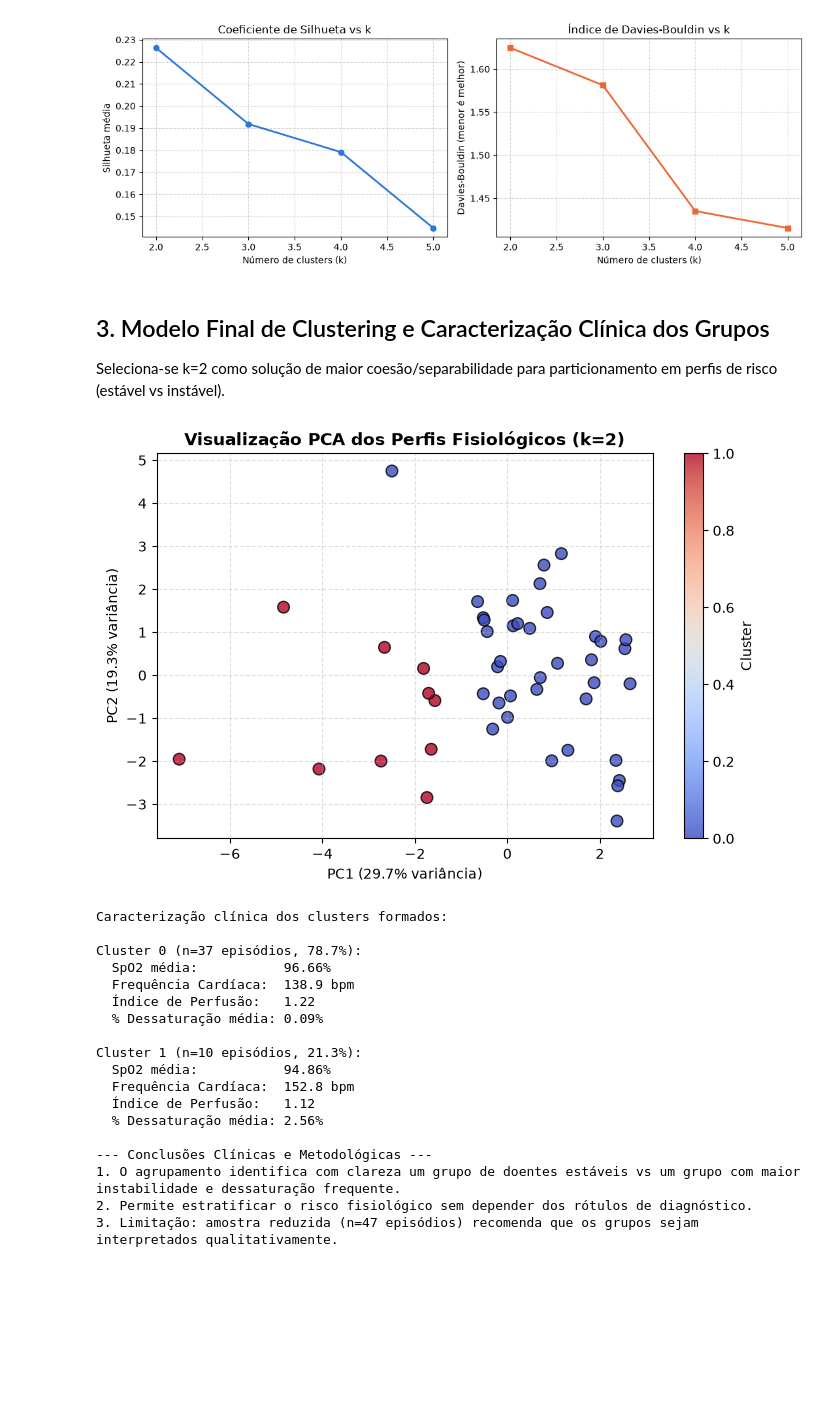
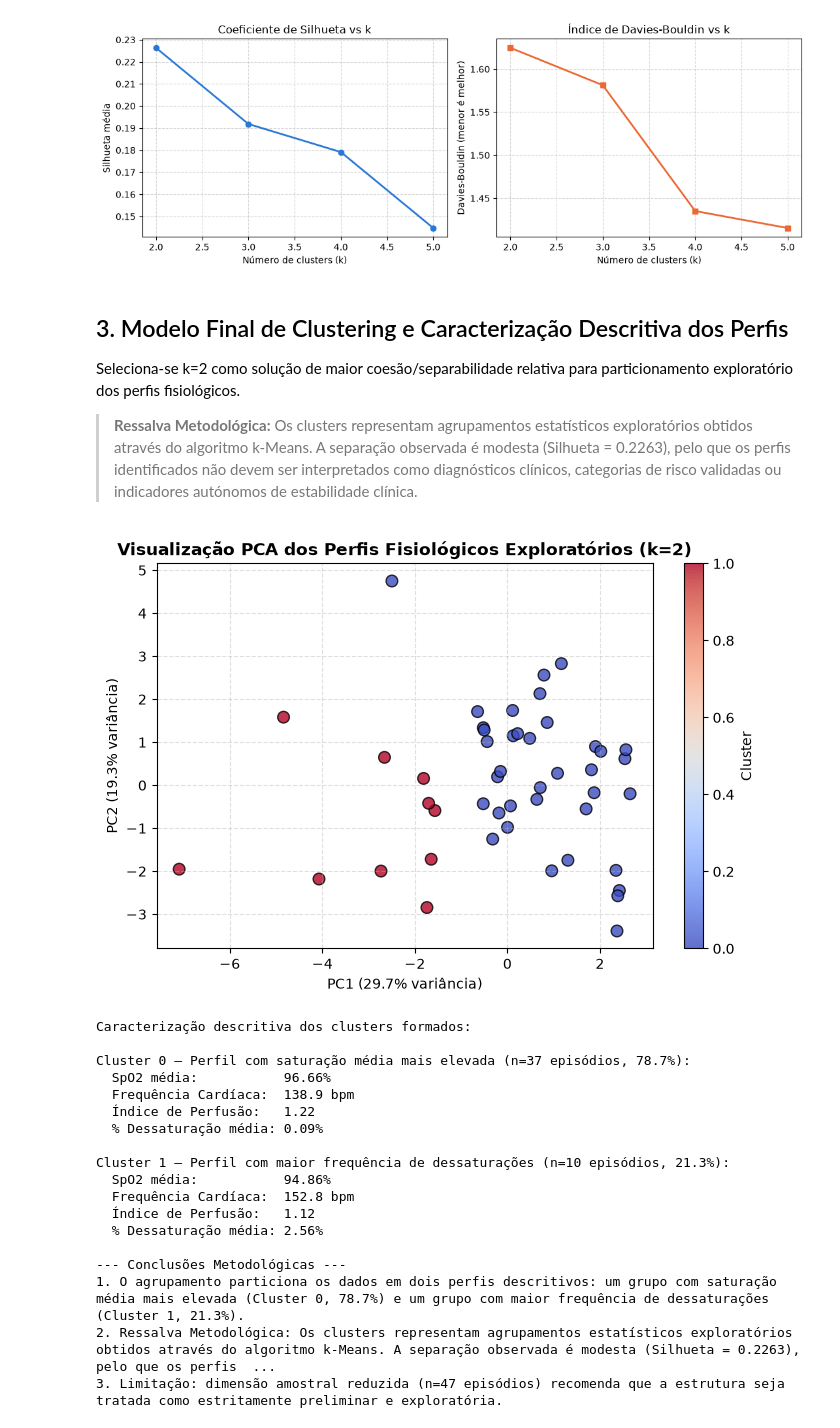
Before and after one commit to Eduardomfdias/aase_trabalho, a Jupyter notebook: 04_modeling/clustering_perfis_clinicos.ipynb, the cells around one changed output. Drawn from its saved outputs; the diff is of its cells as text; code cells hidden in the pictures; blank space fills up the shorter version.

Commit message:
docs(clustering): corrigir interpretacao clinica dos perfis exploratorios

```diff
--- a/04_modeling/clustering_perfis_clinicos.ipynb
+++ b/04_modeling/clustering_perfis_clinicos.ipynb
@@ -124,59 +124,67 @@ k        Inércia      Silhueta    Davies-Bouldin
 5         335.63        0.1448            1.4155
 [figure]
 # %% [markdown]
-## 3. Modelo Final de Clustering e Caracterização Clínica dos Grupos
+## 3. Modelo Final de Clustering e Caracterização Descritiva dos Perfis
 
-Seleciona-se k=2 como solução de maior coesão/separabilidade para particionamento em perfis de risco (estável vs instável).
+Seleciona-se k=2 como solução de maior coesão/separabilidade relativa para particionamento exploratório dos perfis fisiológicos.
+
+> **Ressalva Metodológica:** Os clusters representam agrupamentos estatísticos exploratórios obtidos através do algoritmo k-Means. A separação observada é modesta (Silhueta = 0.2263), pelo que os perfis identificados não devem ser interpretados como diagnósticos clínicos, categorias de risco validadas ou indicadores autónomos de estabilidade clínica.
 # %%
 k_opt = 2
 km_final = KMeans(n_clusters=k_opt, random_state=42, n_init=10)
 cluster_labels = km_final.fit_predict(X_scaled)
 
 fig, ax = plt.subplots(figsize=(8, 5))
 scatter = ax.scatter(X_pca[:, 0], X_pca[:, 1], c=cluster_labels, cmap="coolwarm", s=70, edgecolors='k', alpha=0.8)
-ax.set_title(f"Visualização PCA dos Perfis Fisiológicos (k={k_opt})", fontsize=12, fontweight="bold")
+ax.set_title(f"Visualização PCA dos Perfis Fisiológicos Exploratórios (k={k_opt})", fontsize=12, fontweight="bold")
 ax.set_xlabel(f"PC1 ({var_exp[0]*100:.1f}% variância)")
 ax.set_ylabel(f"PC2 ({var_exp[1]*100:.1f}% variância)")
 plt.colorbar(scatter, ax=ax, label="Cluster")
 plt.grid(True, linestyle="--", alpha=0.4)
 plt.show()
 
-print("Caracterização clínica dos clusters formados:")
+# Nomes descritivos associados empiricamente às médias calculadas de cada cluster
+cluster_names = {
+    0: "Perfil com saturação média mais elevada",
+    1: "Perfil com maior frequência de dessaturações"
+}
+
+print("Caracterização descritiva dos clusters formados:")
 for c_idx in range(k_opt):
     mask = (cluster_labels == c_idx)
-    n_c = sum(mask)
+    n_c = int(np.sum(mask))
     spo2_m = np.mean(X_raw[mask, FEATURE_COLS.index("sat_o2_mean")])
     fc_m   = np.mean(X_raw[mask, FEATURE_COLS.index("puls_rate_mean")])
     perf_m = np.mean(X_raw[mask, FEATURE_COLS.index("perfusion_mean")])
     desat_p= np.mean(X_raw[mask, FEATURE_COLS.index("desat_pct")])
 
-    print(f"\nCluster {c_idx} (n={n_c} episódios, {n_c/len(X_raw)*100:.1f}%):")
+    print(f"\nCluster {c_idx} — {cluster_names[c_idx]} (n={n_c} episódios, {n_c/len(X_raw)*100:.1f}%):")
     print(f"  SpO2 média:           {spo2_m:.2f}%")
     print(f"  Frequência Cardíaca:  {fc_m:.1f} bpm")
     print(f"  Índice de Perfusão:   {perf_m:.2f}")
     print(f"  % Dessaturação média: {desat_p:.2f}%")
 
-print("\n--- Conclusões Clínicas e Metodológicas ---")
-print("1. O agrupamento identifica com clareza um grupo de doentes estáveis vs um grupo com maior instabilidade e dessaturação frequente.")
-print("2. Permite estratificar o risco fisiológico sem depender dos rótulos de diagnóstico.")
-print("3. Limitação: amostra reduzida (n=47 episódios) recomenda que os grupos sejam interpretados qualitativamente.")
+print("\n--- Conclusões Metodológicas ---")
+print("1. O agrupamento particiona os dados em dois perfis descritivos: um grupo com saturação média mais elevada (Cluster 0, 78.7%) e um grupo com maior frequência de dessaturações (Cluster 1, 21.3%).")
+print("2. Ressalva Metodológica: Os clusters representam agrupamentos estatísticos exploratórios obtidos através do algoritmo k-Means. A separação observada é modesta (Silhueta = 0.2263), pelo que os perfis identificados não devem ser interpretados como diagnósticos clínicos, categorias de risco validadas ou indicadores autónomos de estabilidade clínica.")
+print("3. Limitação: dimensão amostral reduzida (n=47 episódios) recomenda que a estrutura seja tratada como estritamente preliminar e exploratória.")
 # %% [output]
-[figure, old version]
+[figure, new version]
-Caracterização clínica dos clusters formados:
+Caracterização descritiva dos clusters formados:
 
-Cluster 0 (n=37 episódios, 78.7%):
+Cluster 0 — Perfil com saturação média mais elevada (n=37 episódios, 78.7%):
   SpO2 média:           96.66%
   Frequência Cardíaca:  138.9 bpm
   Índice de Perfusão:   1.22
   % Dessaturação média: 0.09%
 
-Cluster 1 (n=10 episódios, 21.3%):
+Cluster 1 — Perfil com maior frequência de dessaturações (n=10 episódios, 21.3%):
   SpO2 média:           94.86%
   Frequência Cardíaca:  152.8 bpm
   Índice de Perfusão:   1.12
   % Dessaturação média: 2.56%
 
---- Conclusões Clínicas e Metodológicas ---
-1. O agrupamento identifica com clareza um grupo de doentes estáveis vs um grupo com maior instabilidade e dessaturação frequente.
-2. Permite estratificar o risco fisiológico sem depender dos rótulos de diagnóstico.
-3. Limitação: amostra reduzida (n=47 episódios) recomenda que os grupos sejam interpretados qualitativamente.
+--- Conclusões Metodológicas ---
+1. O agrupamento particiona os dados em dois perfis descritivos: um grupo com saturação média mais elevada (Cluster 0, 78.7%) e um grupo com maior frequência de dessaturações (Cluster 1, 21.3%).
+2. Ressalva Metodológica: Os clusters representam agrupamentos estatísticos exploratórios obtidos através do algoritmo k-Means. A separação observada é modesta (Silhueta = 0.2263), pelo que os perfis  ...
+3. Limitação: dimensão amostral reduzida (n=47 episódios) recomenda que a estrutura seja tratada como estritamente preliminar e exploratória.
```
Also changed, not shown: parts of 1 cell of this notebook, 5 other files.
